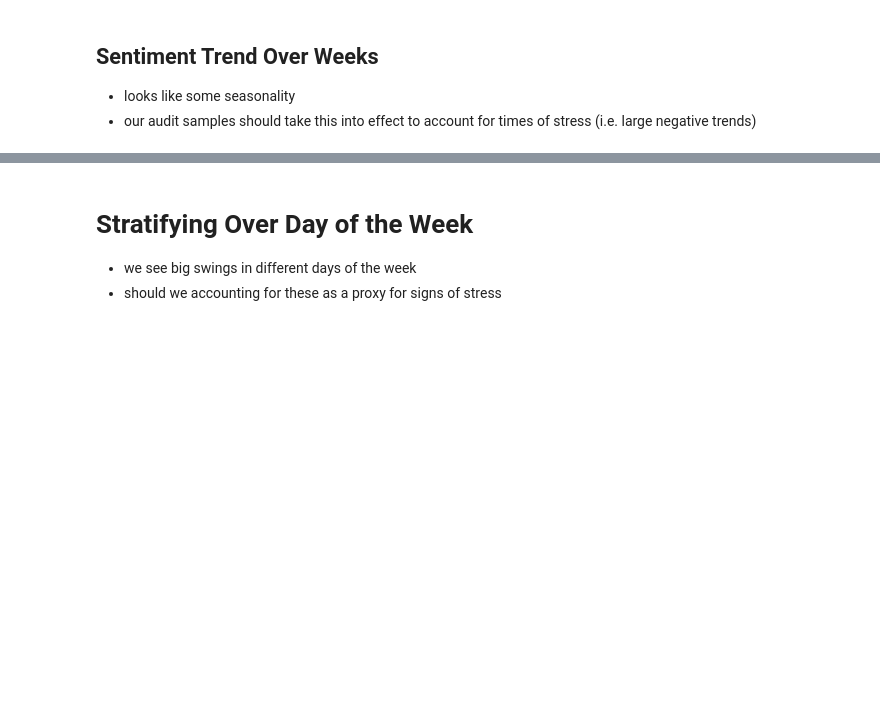
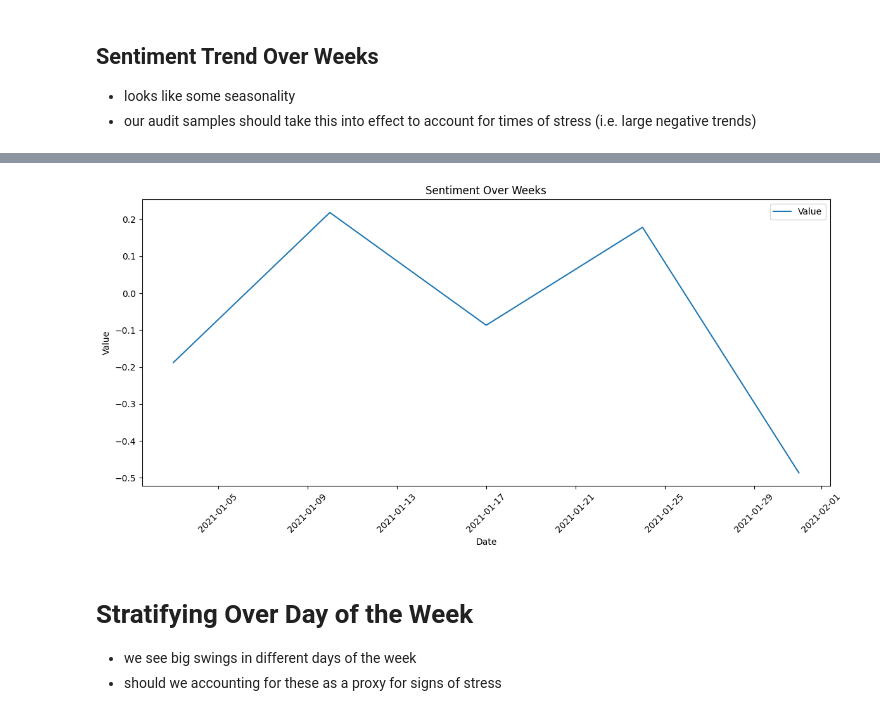
Before and after one commit to deltahedge1/audit-sentiment-demo, a Jupyter notebook: Qantas Example.ipynb, the cells around one changed output, grey strips where cells are left out. Drawn from its saved outputs; the diff is of its cells as text; code cells hidden in the pictures; blank space fills up the shorter version.

```diff
--- a/Qantas Example.ipynb
+++ b/Qantas Example.ipynb
@@ -167,3 +150,31 @@ fig.show()
+# %%
+# Group data by day and calculate the mean of values
+grouped_daily = df_ex_text.resample('W').mean()
+
+# Create the figure
+fig, ax = plt.subplots(figsize=(12, 6))
+
+# Add the time series line plot
+ax.plot(grouped_daily.index, grouped_daily["sentiment_positive"] - grouped_daily["sentiment_negative"], label='Value')
+
+# Set the title and axis labels
+ax.set_title('Sentiment Over Weeks')
+ax.set_xlabel('Date')
+ax.set_ylabel('Value')
+
+# Rotate the x-axis tick labels for better readability
+plt.xticks(rotation=45)
+
+# Display the legend
+ax.legend()
+
+# Adjust the layout to prevent labels from being cut off
+fig.tight_layout()
+
+# Show the chart
+plt.show()
+# %% [output]
+[figure, added]
 # %% [markdown]
 # Stratifying Over Day of the Week
 
```
Also changed, not shown: parts of 3 cells of this notebook.
